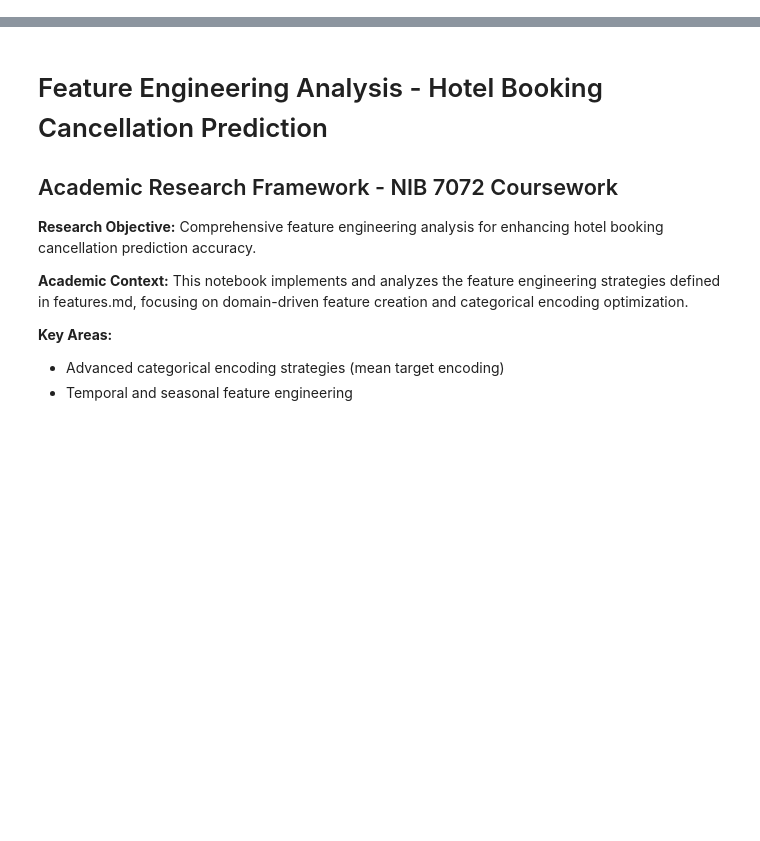
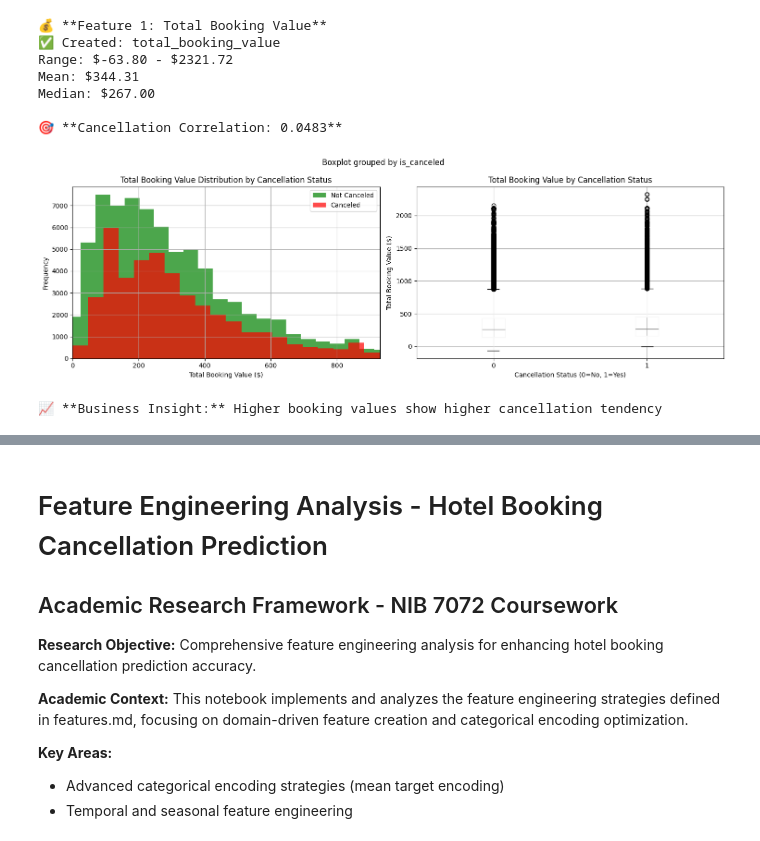
Before and after one commit to j2damax/hotel-cancellation-prediction, a Jupyter notebook: notebooks/03_feature_engineering.ipynb, the cells around one changed output, grey strips where cells are left out. Drawn from its saved outputs; the diff is of its cells as text; code cells hidden in the pictures; blank space fills up the shorter version.

```diff
--- a/notebooks/03_feature_engineering.ipynb
+++ b/notebooks/03_feature_engineering.ipynb
@@ -0,0 +20,16 @@
+# %%
+import pandas as pd
+import numpy as np
+import matplotlib.pyplot as plt
+import seaborn as sns
+from datetime import datetime
+import warnings
+warnings.filterwarnings('ignore')
+
+# Configure visualization
+plt.style.use('default')
+sns.set_palette("husl")
+plt.rcParams['figure.figsize'] = (12, 6)
+
+print("📚 Feature Engineering Environment Ready")
+print(f"🕒 Started: {datetime.now().strftime('%Y-%m-%d %H:%M:%S')}")
@@ -0,0 +85,48 @@
+# %%
+print("💰 **Feature 1: Total Booking Value**")
+
+# Calculate total booking value (revenue impact)
+df['total_booking_value'] = df['adr'] * df['total_stay_duration']
+
+# Analyze the feature
+print(f"✅ Created: total_booking_value")
+print(f"Range: ${df['total_booking_value'].min():.2f} - ${df['total_booking_value'].max():.2f}")
+print(f"Mean: ${df['total_booking_value'].mean():.2f}")
+print(f"Median: ${df['total_booking_value'].median():.2f}")
+
+# Correlation with cancellation
+correlation = df['total_booking_value'].corr(df['is_canceled'])
+print(f"\n🎯 **Cancellation Correlation: {correlation:.4f}**")
+
+# Visualization
+fig, axes = plt.subplots(1, 2, figsize=(15, 5))
+
+# Distribution by cancellation status
+df[df['is_canceled'] == 0]['total_booking_value'].hist(bins=50, alpha=0.7, label='Not Canceled', ax=axes[0], color='green')
+df[df['is_canceled'] == 1]['total_booking_value'].hist(bins=50, alpha=0.7, label='Canceled', ax=axes[0], color='red')
+axes[0].set_title('Total Booking Value Distribution by Cancellation Status')
+axes[0].set_xlabel('Total Booking Value ($)')
+axes[0].set_ylabel('Frequency')
+axes[0].legend()
+axes[0].set_xlim(0, df['total_booking_value'].quantile(0.95))  # Remove extreme outliers for visualization
+
+# Box plot comparison
+df.boxplot(column='total_booking_value', by='is_canceled', ax=axes[1])
+axes[1].set_title('Total Booking Value by Cancellation Status')
+axes[1].set_xlabel('Cancellation Status (0=No, 1=Yes)')
+axes[1].set_ylabel('Total Booking Value ($)')
+
+plt.tight_layout()
+plt.show()
+
+print(f"📈 **Business Insight:** {'Higher' if correlation > 0 else 'Lower'} booking values show {'higher' if correlation > 0 else 'lower'} cancellation tendency")
+# %% [output]
+💰 **Feature 1: Total Booking Value**
+✅ Created: total_booking_value
+Range: $-63.80 - $2321.72
+Mean: $344.31
+Median: $267.00
+
+🎯 **Cancellation Correlation: 0.0483**
+[figure, added]
+📈 **Business Insight:** Higher booking values show higher cancellation tendency
```
Also changed, not shown: parts of 18 cells of this notebook, 6 other files.
